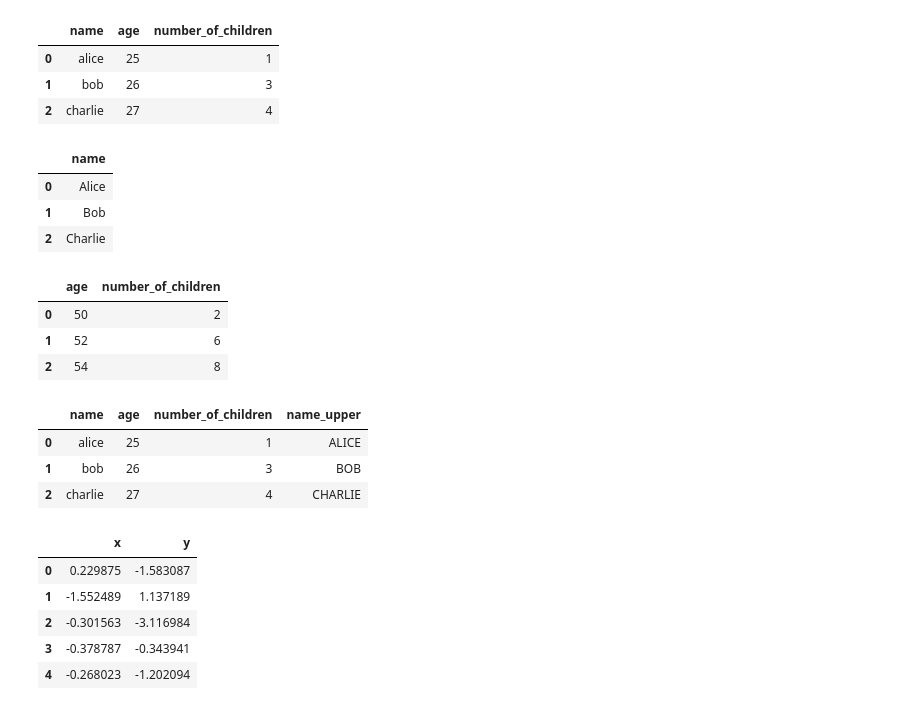
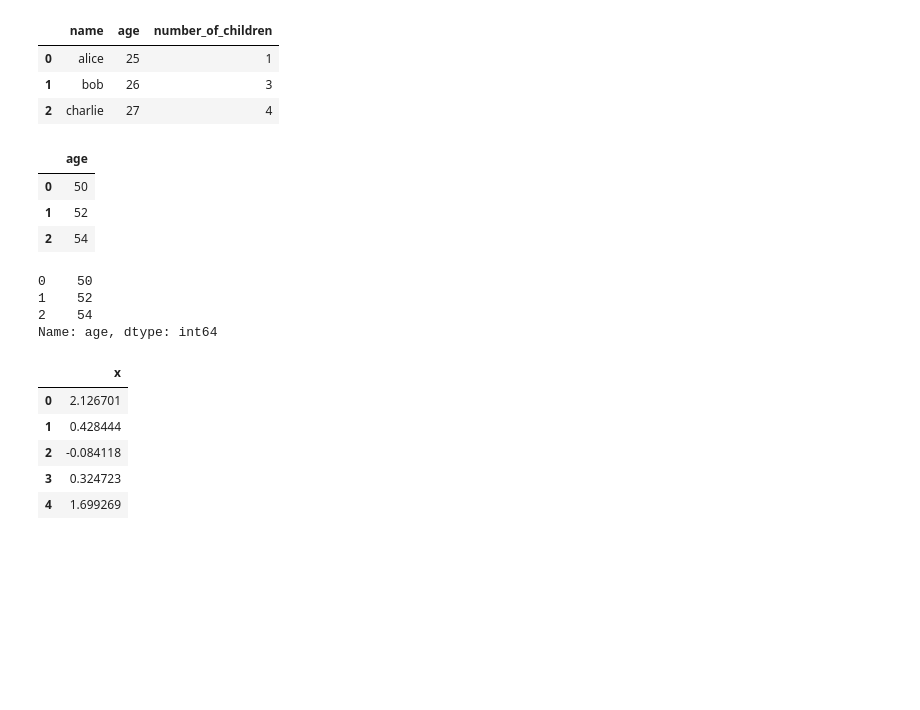
Before and after one commit to queirozfcom/python-sandbox, a Jupyter notebook: python3/notebooks/pandas-columns/main.ipynb, the cells around one changed output. Saved outputs shown, nothing was run; the diff lists cells and outputs as text; code cells hidden in the pictures; blank space fills up the shorter version.

```diff
--- a/python3/notebooks/pandas-columns/main.ipynb
+++ b/python3/notebooks/pandas-columns/main.ipynb
@@ -317,41 +392,34 @@ df4
 | 0 | alice | 25 | 1 |
 | 1 | bob | 26 | 3 |
 | 2 | charlie | 27 | 4 |
-# %%
-df4[['name']].apply(lambda row: row.str.capitalize())
-# %% [output]
-|  | name |
-| 0 | Alice |
-| 1 | Bob |
-| 2 | Charlie |
-# %%
-df4[['age','number_of_children']].apply(lambda row: row *2)
-# %% [output]
-|  | age | number_of_children |
-| 0 | 50 | 2 |
-| 1 | 52 | 6 |
-| 2 | 54 | 8 |
+# %%
+# returns a new dataframe with a single column
+df4[['age']].apply(lambda arr: arr*2)
+# %% [output]
+|  | age |
+| 0 | 50 |
+| 1 | 52 |
+| 2 | 54 |
 # %%
-df4['name_upper'] = df4['name'].map(lambda element: element.upper())
-df4
+# returns a new series
+df4['age'].map(lambda element: element *2)
 # %% [output]
-|  | name | age | number_of_children | name_upper |
-| 0 | alice | 25 | 1 | ALICE |
-| 1 | bob | 26 | 3 | BOB |
-| 2 | charlie | 27 | 4 | CHARLIE |
+0    50
+1    52
+2    54
+Name: age, dtype: int64
 # %%
 df_numeric = pd.DataFrame({
-    'x': np.random.normal(loc=0.0, scale=1.0, size=100000000),
-    'y': np.random.normal(loc=0.0, scale=1.0, size=100000000)
+    'x': np.random.normal(loc=0.0, scale=1.0, size=10000000),
 })
 df_numeric.head()
 # %% [output]
-|  | x | y |
-| 0 | 0.229875 | -1.583087 |
-| 1 | -1.552489 | 1.137189 |
-| 2 | -0.301563 | -3.116984 |
-| 3 | -0.378787 | -0.343941 |
-| 4 | -0.268023 | -1.202094 |
+|  | x |
+| 0 | 2.126701 |
+| 1 | 0.428444 |
+| 2 | -0.084118 |
+| 3 | 0.324723 |
+| 4 | 1.699269 |
 # %%
 %%time
 
```
Also changed, not shown: parts of 14 cells of this notebook.
